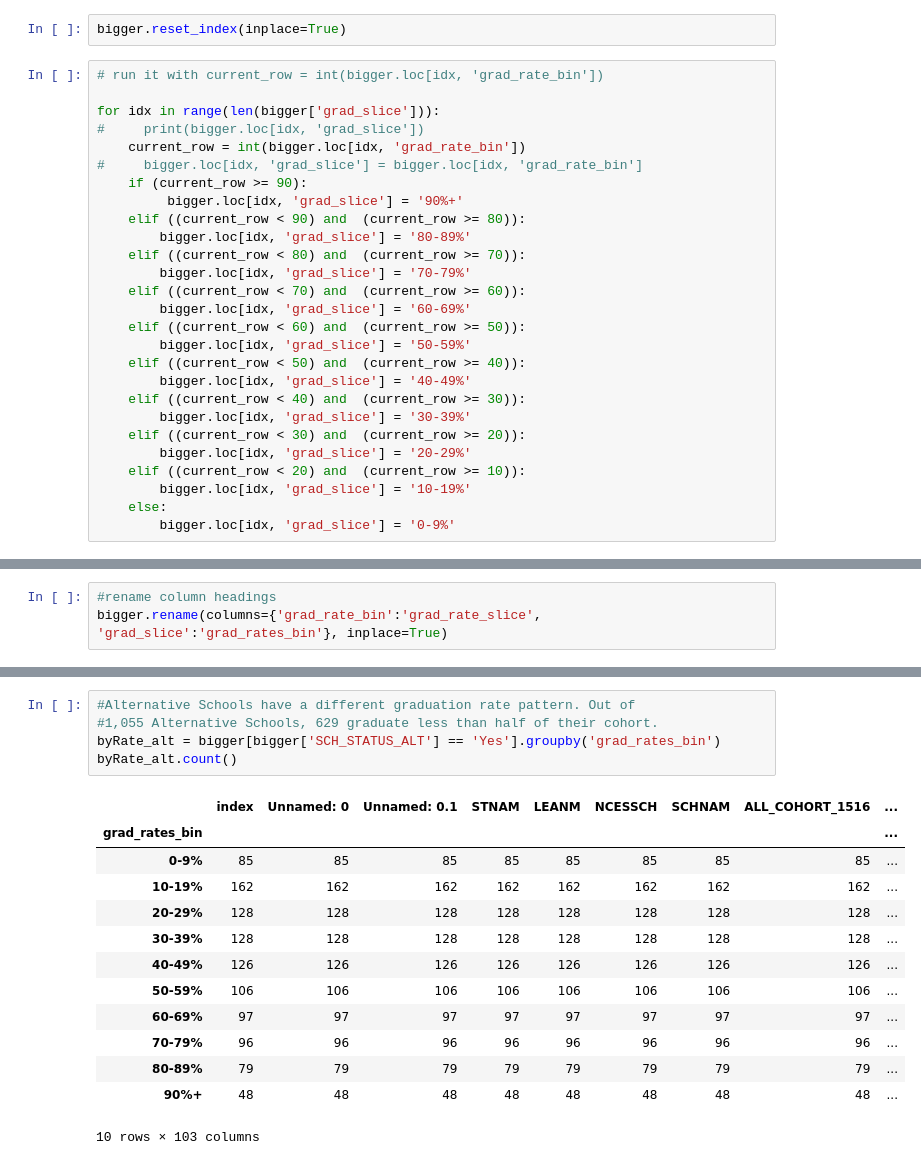
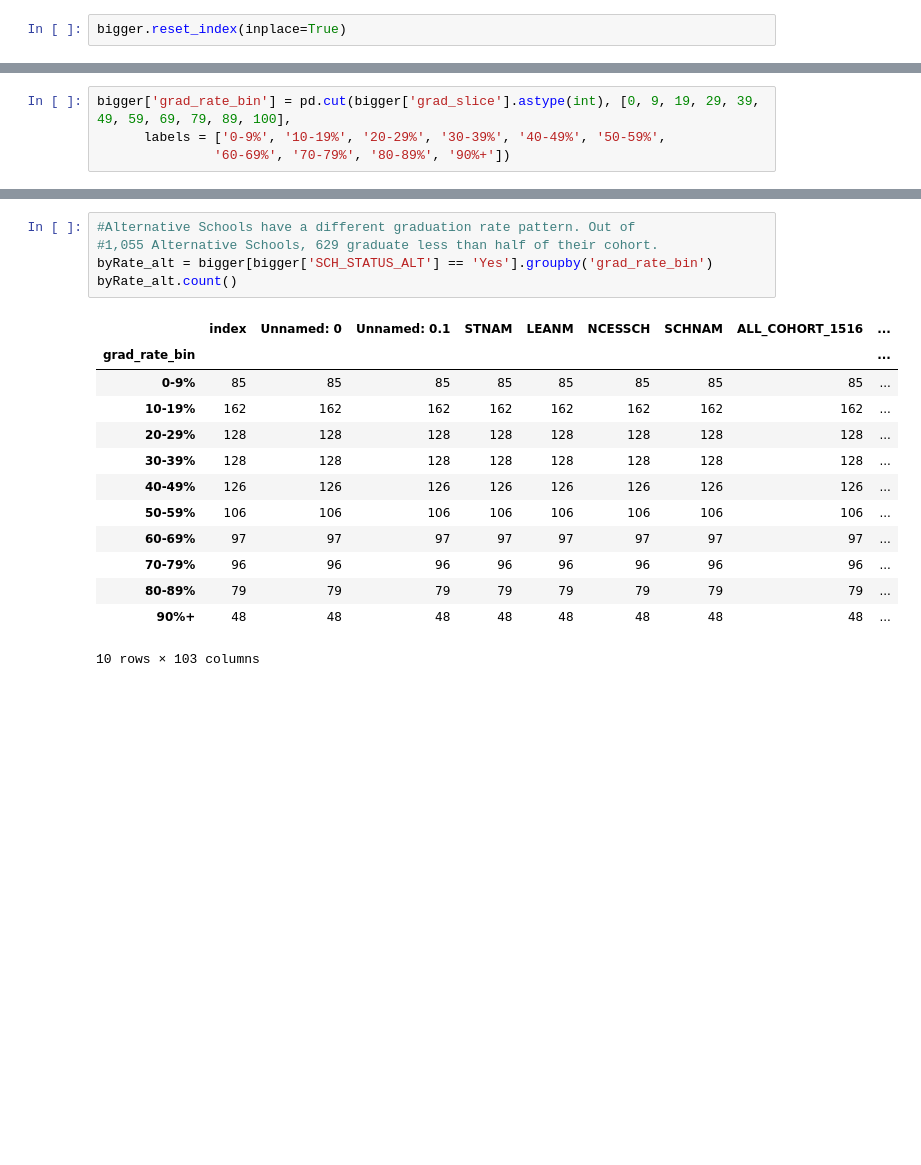
Before and after one commit to hlevymyers/absenteeism_project, a Jupyter notebook: notebooks/Binning_Models.ipynb, the cells around one changed output, grey strips where cells are left out. Saved outputs shown, nothing was run; the diff lists cells and outputs as text; blank space fills up the shorter version.

```diff
--- a/notebooks/Binning_Models.ipynb
+++ b/notebooks/Binning_Models.ipynb
@@ -134,29 +113,2 @@ bigger
 # %%
 bigger.reset_index(inplace=True)
-# %%
-# run it with current_row = int(bigger.loc[idx, 'grad_rate_bin'])
-
-for idx in range(len(bigger['grad_slice'])):
-#     print(bigger.loc[idx, 'grad_slice'])
-    current_row = int(bigger.loc[idx, 'grad_rate_bin'])
-#     bigger.loc[idx, 'grad_slice'] = bigger.loc[idx, 'grad_rate_bin']
-    if (current_row >= 90):
-         bigger.loc[idx, 'grad_slice'] = '90%+'
-    elif ((current_row < 90) and  (current_row >= 80)):
-        bigger.loc[idx, 'grad_slice'] = '80-89%'
-    elif ((current_row < 80) and  (current_row >= 70)):
-        bigger.loc[idx, 'grad_slice'] = '70-79%'
-    elif ((current_row < 70) and  (current_row >= 60)):
-        bigger.loc[idx, 'grad_slice'] = '60-69%'
-    elif ((current_row < 60) and  (current_row >= 50)):
-        bigger.loc[idx, 'grad_slice'] = '50-59%'
-    elif ((current_row < 50) and  (current_row >= 40)):
-        bigger.loc[idx, 'grad_slice'] = '40-49%'
-    elif ((current_row < 40) and  (current_row >= 30)):
-        bigger.loc[idx, 'grad_slice'] = '30-39%'
-    elif ((current_row < 30) and  (current_row >= 20)):
-        bigger.loc[idx, 'grad_slice'] = '20-29%'
-    elif ((current_row < 20) and  (current_row >= 10)):
-        bigger.loc[idx, 'grad_slice'] = '10-19%'
-    else:
-        bigger.loc[idx, 'grad_slice'] = '0-9%'
@@ -169,3 +114,0 @@ See the caveats in the documentation: http://pandas.pydata.org/pandas-docs/stabl
-# %%
-#rename column headings
-bigger.rename(columns={'grad_rate_bin':'grad_rate_slice', 'grad_slice':'grad_rates_bin'}, inplace=True)
@@ -186,0 +125,4 @@ bigger.head()
+# %%
+bigger['grad_rate_bin'] = pd.cut(bigger['grad_slice'].astype(int), [0, 9, 19, 29, 39, 49, 59, 69, 79, 89, 100],
+      labels = ['0-9%', '10-19%', '20-29%', '30-39%', '40-49%', '50-59%',
+               '60-69%', '70-79%', '80-89%', '90%+'])
@@ -220,11 +180,11 @@ byRate.count()
 # %%
 #Alternative Schools have a different graduation rate pattern. Out of
 #1,055 Alternative Schools, 629 graduate less than half of their cohort.
-byRate_alt = bigger[bigger['SCH_STATUS_ALT'] == 'Yes'].groupby('grad_rates_bin')
+byRate_alt = bigger[bigger['SCH_STATUS_ALT'] == 'Yes'].groupby('grad_rate_bin')
 byRate_alt.count()
 # %% [output]
 |  | index | Unnamed: 0 | Unnamed: 0.1 | STNAM | LEANM | NCESSCH | SCHNAM | ALL_COHORT_1516 | ... |
-| grad_rates_bin |  |  |  |  |  |  |  |  | ... |
+| grad_rate_bin |  |  |  |  |  |  |  |  | ... |
 | 0-9% | 85 | 85 | 85 | 85 | 85 | 85 | 85 | 85 | ... |
 | 10-19% | 162 | 162 | 162 | 162 | 162 | 162 | 162 | 162 | ... |
 | 20-29% | 128 | 128 | 128 | 128 | 128 | 128 | 128 | 128 | ... |
```
Also changed, not shown: parts of 35 cells of this notebook, 2 other files.
